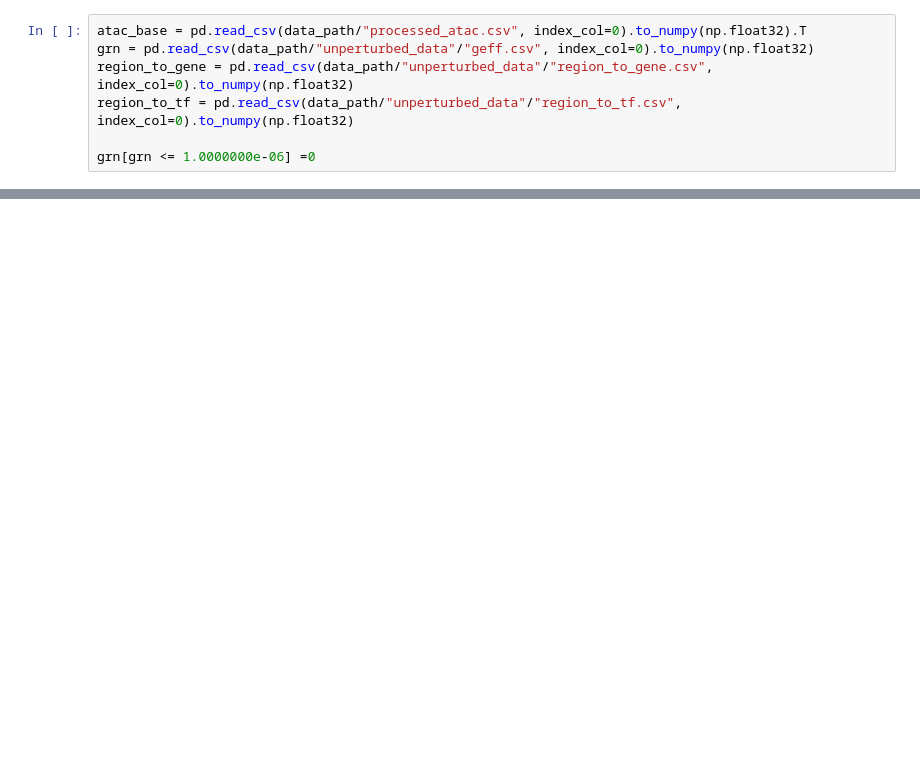
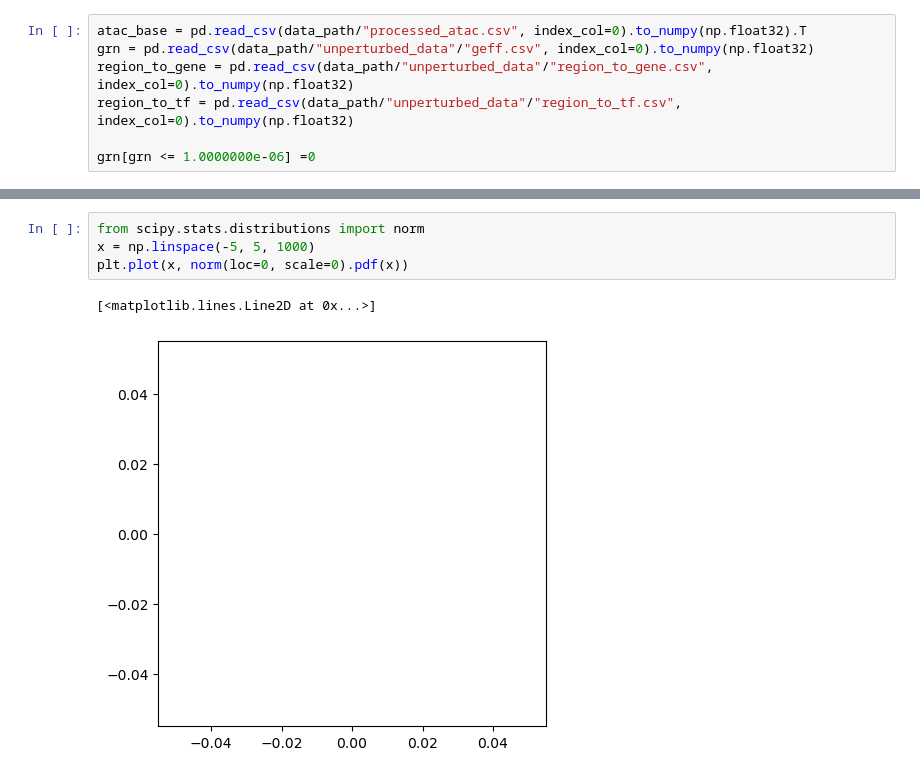
Before and after one commit to NTBiotech/bicycle, a Jupyter notebook: notebooks/experiments/masking/mask_creation/optimization.ipynb, the cells around one changed output, grey strips where cells are left out. Saved outputs shown, nothing was run; the diff lists cells and outputs as text; blank space fills up the shorter version.

```diff
--- a/notebooks/experiments/masking/mask_creation/optimization.ipynb
+++ b/notebooks/experiments/masking/mask_creation/optimization.ipynb
@@ -171,0 +622,7 @@ keys: ['correlation', 'corr_normalize']
+# %%
+from scipy.stats.distributions import norm
+x = np.linspace(-5, 5, 1000)
+plt.plot(x, norm(loc=0, scale=0).pdf(x))
+# %% [output]
+[<matplotlib.lines.Line2D at 0x...>]
+[figure, added]
```
Also changed, not shown: parts of 24 cells of this notebook, 5 other files.
